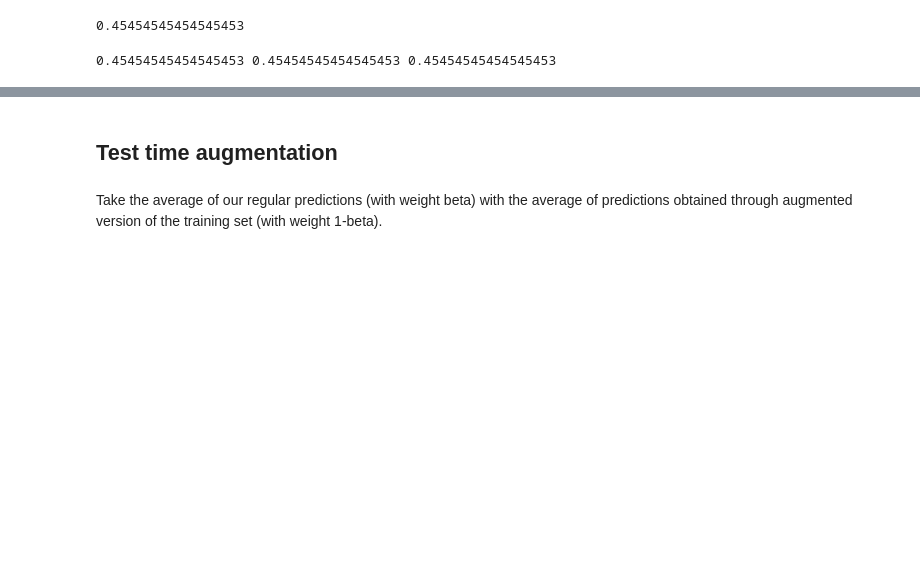
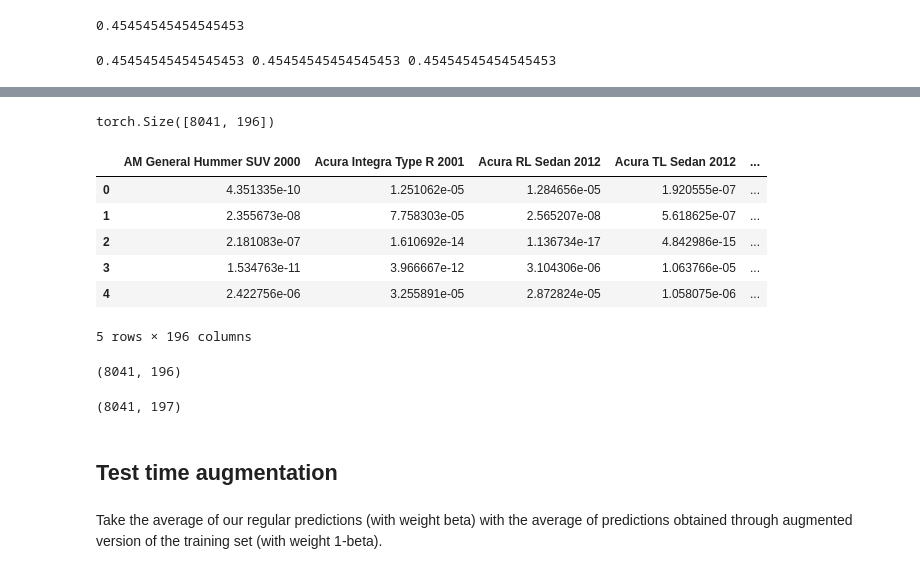
Before and after one commit to yizhe-ang/VroomNet, a Jupyter notebook: notebooks/test.ipynb, the cells around one changed output, grey strips where cells are left out. Saved outputs shown, nothing was run; the diff lists cells and outputs as text; code cells hidden in the pictures; blank space fills up the shorter version.

```diff
--- a/notebooks/test.ipynb
+++ b/notebooks/test.ipynb
@@ -334,0 +365,12 @@ print(precision, recall, fscore)
+# %%
+# Read in test data images
+test_imgs = ImageList.from_folder(
+    path=os.path.join(DATA_DIR, TEST_FOLDER),
+)
+# %%
+# load learner, and attach test set to it
+learn = load_learner(
+    SAVED_DIR,
+    f'{EXP_NAME}.pkl',
+    test=test_imgs
+)
@@ -334,0 +401,26 @@ print(precision, recall, fscore)
+# %%
+# Retrieve classes
+classes = learn.data.classes
+# %%
+# Get predictions
+preds, y = learn.get_preds(ds_type=DatasetType.Test)
+# %%
+preds.shape
+# %% [output]
+torch.Size([8041, 196])
+# %%
+# Initialize dataframe with the predictions
+df = pd.DataFrame(np.array(preds), columns=classes)
+df.head()
+# %% [output]
+|  | AM General Hummer SUV 2000 | Acura Integra Type R 2001 | Acura RL Sedan 2012 | Acura TL Sedan 2012 | ... |
+| 0 | 4.351335e-10 | 1.251062e-05 | 1.284656e-05 | 1.920555e-07 | ... |
+| 1 | 2.355673e-08 | 7.758303e-05 | 2.565207e-08 | 5.618625e-07 | ... |
+| 2 | 2.181083e-07 | 1.610692e-14 | 1.136734e-17 | 4.842986e-15 | ... |
+| 3 | 1.534763e-11 | 3.966667e-12 | 3.104306e-06 | 1.063766e-05 | ... |
+| 4 | 2.422756e-06 | 3.255891e-05 | 2.872824e-05 | 1.058075e-06 | ... |
+5 rows × 196 columns
+# %%
+df_test.shape
+# %% [output]
+(8041, 196)
@@ -334,0 +431,4 @@ print(precision, recall, fscore)
+# %%
+df.shape
+# %% [output]
+(8041, 197)
```
Also changed, not shown: parts of 18 cells of this notebook, 26 other files.
